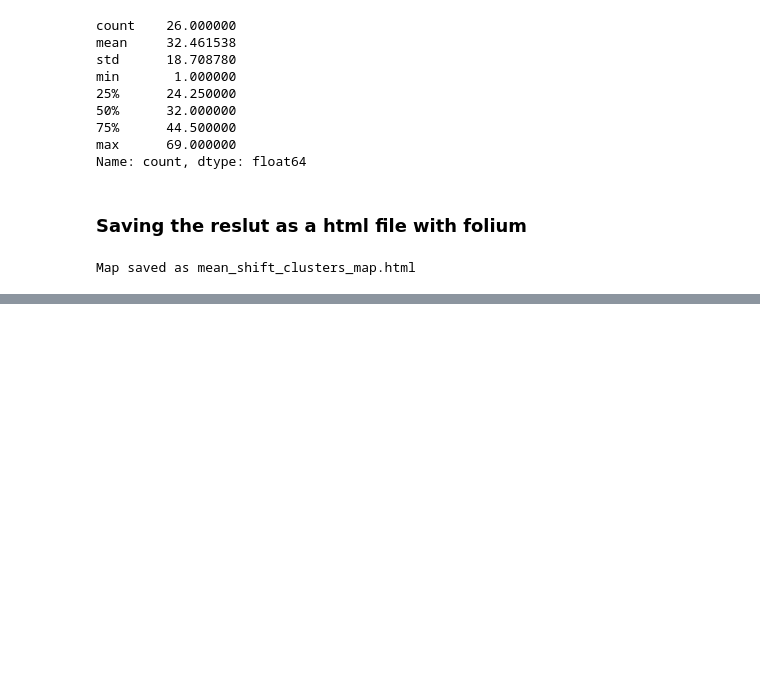
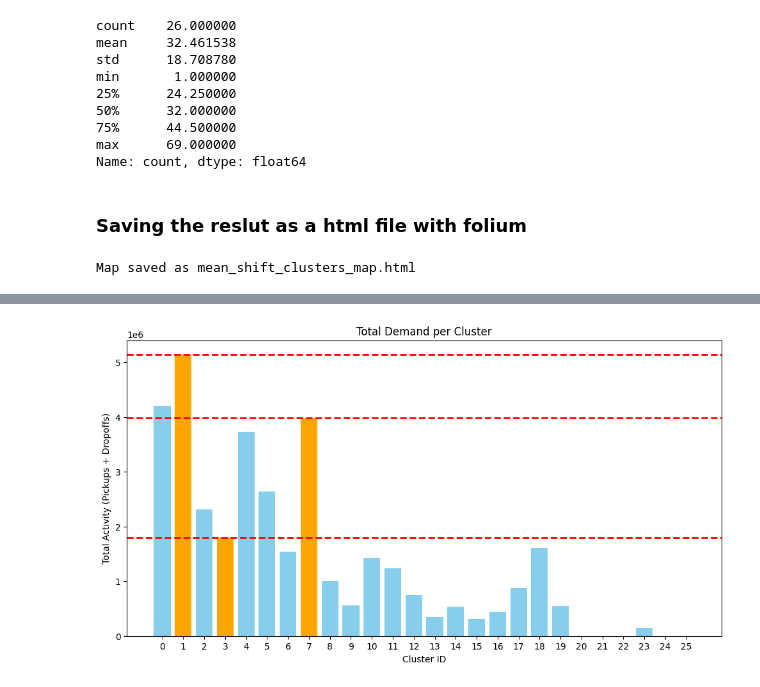
Before and after one commit to Andrejj23/city-bike, a Jupyter notebook: Georgios/mean_shift_clustering.ipynb, the cells around one changed output, grey strips where cells are left out. Drawn from its saved outputs; the diff is of its cells as text; code cells hidden in the pictures; blank space fills up the shorter version.

```diff
--- a/Georgios/mean_shift_clustering.ipynb
+++ b/Georgios/mean_shift_clustering.ipynb
@@ -516,0 +530,41 @@ cluster_stats_sorted.head(10)
+# %%
+# Clusters you want to highlight
+highlight_clusters = [1, 3, 7]
+
+# Create custom colors
+colors = []
+for cid in cluster_stats_sorted['cluster_id']:
+    if cid in highlight_clusters:
+        colors.append('orange')  # highlighted clusters
+    else:
+        colors.append('skyblue')  # default color
+
+plt.figure(figsize=(12, 6))
+
+# Draw bar plot
+bars = plt.bar(cluster_stats_sorted['cluster_id'],
+                cluster_stats_sorted['total_activity'],
+                color=colors)
+
+# Add a full-width dashed horizontal line for each highlighted cluster
+for cid in highlight_clusters:
+    # Get activity value for this cluster
+    value = cluster_stats_sorted.loc[
+        cluster_stats_sorted['cluster_id'] == cid,
+        'total_activity'
+    ].values[0]
+
+    # Full-width horizontal dashed red line
+    plt.axhline(y=value,
+                color='red',
+                linestyle='dashed',
+                linewidth=2)
+
+plt.xlabel('Cluster ID')
+plt.ylabel('Total Activity (Pickups + Dropoffs)')
+plt.title('Total Demand per Cluster')
+plt.xticks(cluster_stats_sorted['cluster_id'])
+
+plt.show()
+# %% [output]
+[figure, added]
```
Also changed, not shown: parts of 4 cells of this notebook.
